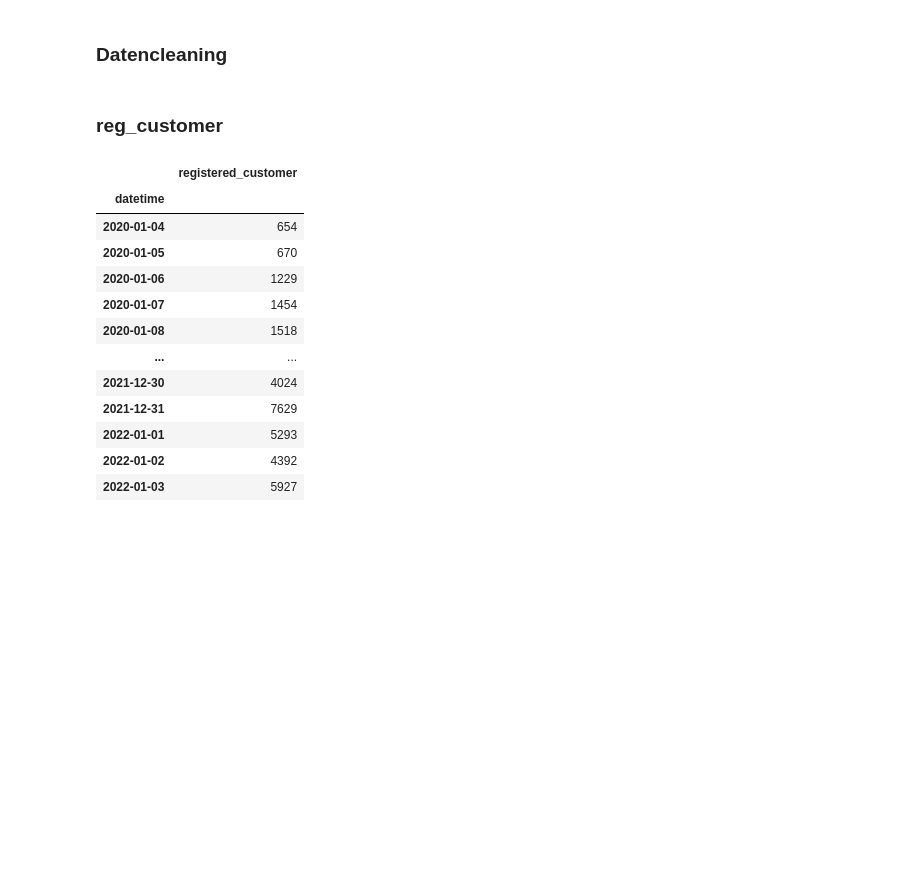
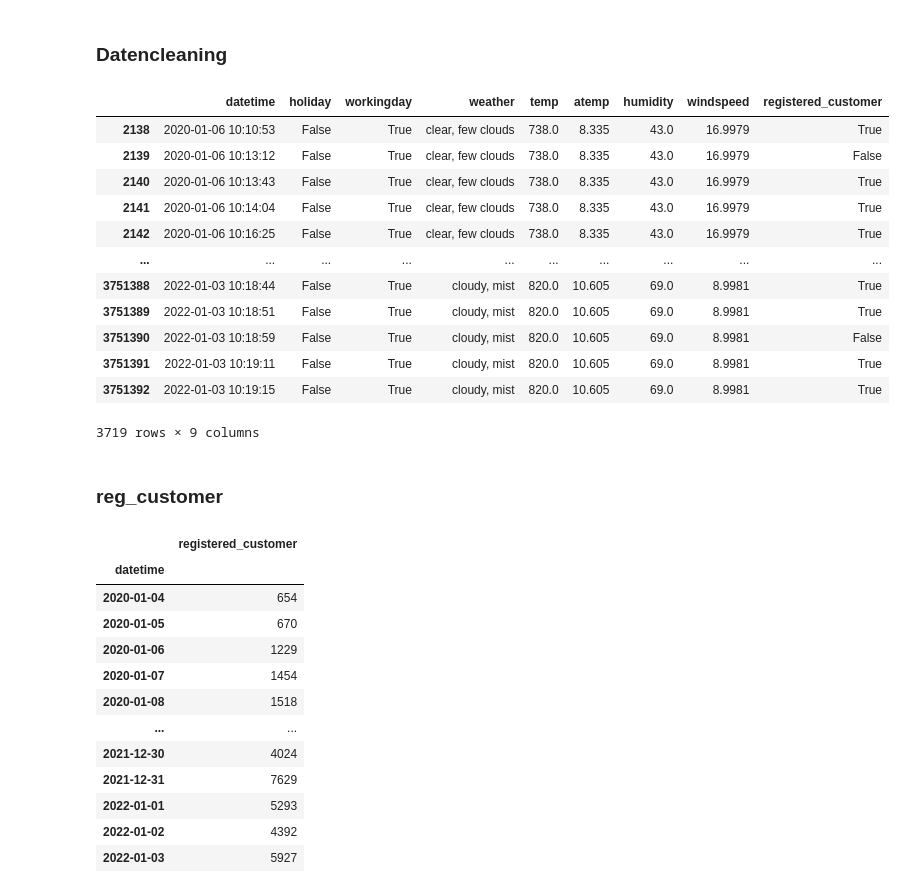
Before and after one commit to P-AEL/K-ppers-Projekt1, a Jupyter notebook: Flo.ipynb, the cells around one changed output. Saved outputs shown, nothing was run; the diff lists cells and outputs as text; code cells hidden in the pictures; blank space fills up the shorter version.

```diff
--- a/Flo.ipynb
+++ b/Flo.ipynb
@@ -13,3 +14,19 @@ org_data_clean.workingday = org_data_clean.workingday.astype(bool)
+# %%
+org_data_clean[org_data_clean.temp > 40]
+# %% [output]
+|  | datetime | holiday | workingday | weather | temp | atemp | humidity | windspeed | registered_customer |
+| 2138 | 2020-01-06 10:10:53 | False | True | clear, few clouds | 738.0 | 8.335 | 43.0 | 16.9979 | True |
+| 2139 | 2020-01-06 10:13:12 | False | True | clear, few clouds | 738.0 | 8.335 | 43.0 | 16.9979 | False |
+| 2140 | 2020-01-06 10:13:43 | False | True | clear, few clouds | 738.0 | 8.335 | 43.0 | 16.9979 | True |
+| 2141 | 2020-01-06 10:14:04 | False | True | clear, few clouds | 738.0 | 8.335 | 43.0 | 16.9979 | True |
+| 2142 | 2020-01-06 10:16:25 | False | True | clear, few clouds | 738.0 | 8.335 | 43.0 | 16.9979 | True |
+| ... | ... | ... | ... | ... | ... | ... | ... | ... | ... |
+| 3751388 | 2022-01-03 10:18:44 | False | True | cloudy, mist | 820.0 | 10.605 | 69.0 | 8.9981 | True |
+| 3751389 | 2022-01-03 10:18:51 | False | True | cloudy, mist | 820.0 | 10.605 | 69.0 | 8.9981 | True |
+| 3751390 | 2022-01-03 10:18:59 | False | True | cloudy, mist | 820.0 | 10.605 | 69.0 | 8.9981 | False |
+| 3751391 | 2022-01-03 10:19:11 | False | True | cloudy, mist | 820.0 | 10.605 | 69.0 | 8.9981 | True |
+| 3751392 | 2022-01-03 10:19:15 | False | True | cloudy, mist | 820.0 | 10.605 | 69.0 | 8.9981 | True |
+3719 rows × 9 columns
 # %% [markdown]
 ### reg_customer
 # %%
```
Also changed, not shown: parts of 2 cells of this notebook.
